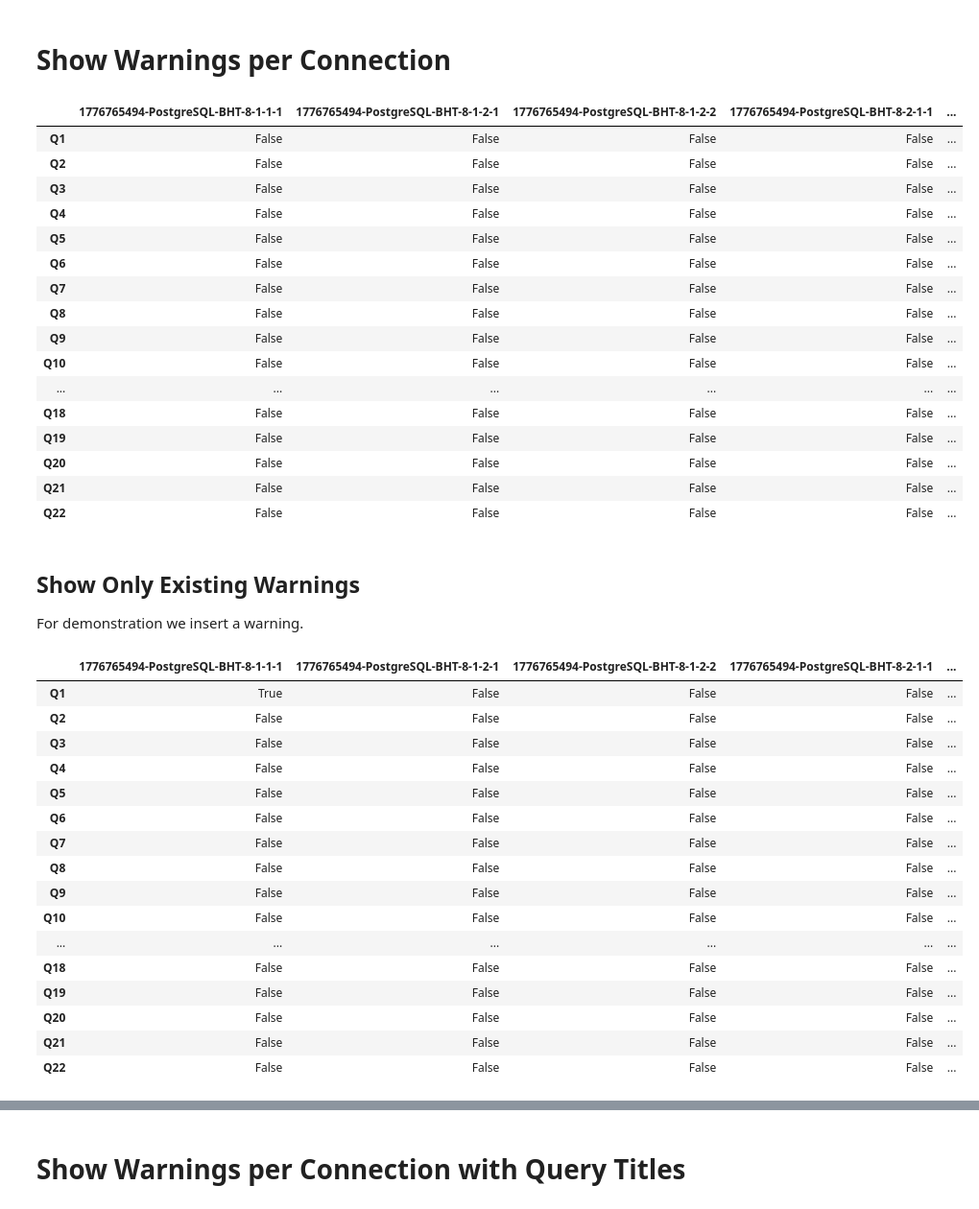
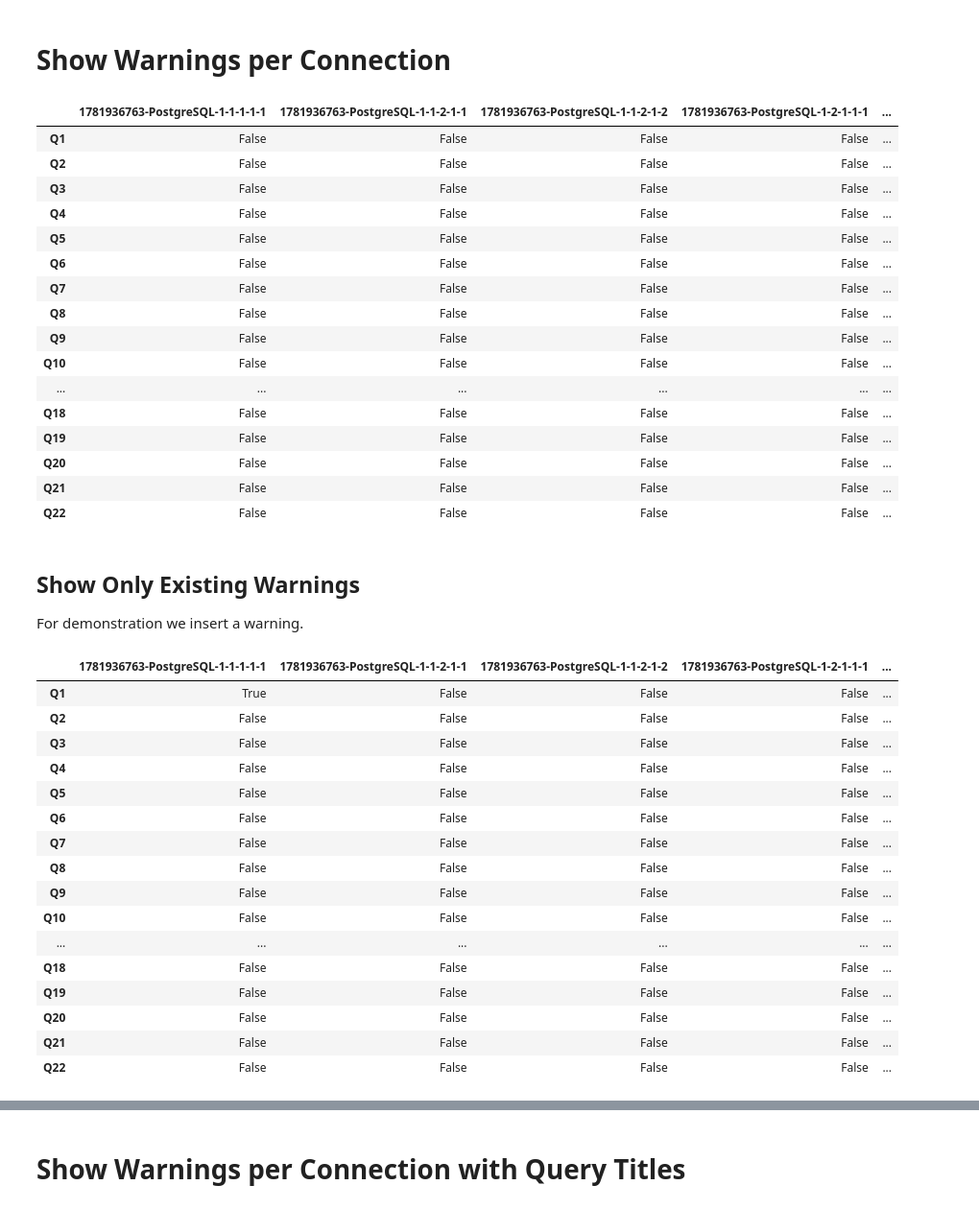
Before and after one commit to Beuth-Erdelt/Benchmark-Experiment-Host-Manager, a Jupyter notebook: notebooks/Collector-TPC-H.ipynb, the cells around one changed output, grey strips where cells are left out. Shown at 96% size. Drawn from its saved outputs; the diff is of its cells as text; code cells hidden in the pictures.

Commit message:
Validate: performance + monitoring join current format, also in notebooks

```diff
--- a/notebooks/Collector-TPC-H.ipynb
+++ b/notebooks/Collector-TPC-H.ipynb
@@ -18,15 +18,16 @@ from notebookutils import *
 # %% [markdown]
 # Collect Results
 # %%
-path = r"D:\data\benchmarks"
-#path = r"/data/benchmarks"
+#path = r"D:\data\benchmarks"
+path = r"/data/benchmarks"
 filename_prefix = "demo_"
 b_plot_save = False
 b_skip_plots = True
 # %%
 codes = [
-    "1776765494",
-    "1776766994"
+    "1781936763",
+    "1781938146",
+    "1781939856",
 ]
 
 codes
@@ -641,7 +657,7 @@ df[['phase', 'code', 'configuration', 'experiment_run', 'client', 'type_tenants'
 df = collect.get_total_warnings(query_titles=False)
 df.T
 # %% [output]
-|  | 1776765494-PostgreSQL-BHT-8-1-1-1 | 1776765494-PostgreSQL-BHT-8-1-2-1 | 1776765494-PostgreSQL-BHT-8-1-2-2 | 1776765494-PostgreSQL-BHT-8-2-1-1 | ... |
+|  | 1781936763-PostgreSQL-1-1-1-1-1 | 1781936763-PostgreSQL-1-1-2-1-1 | 1781936763-PostgreSQL-1-1-2-1-2 | 1781936763-PostgreSQL-1-2-1-1-1 | ... |
 | Q1 | False | False | False | False | ... |
 | Q2 | False | False | False | False | ... |
 | Q3 | False | False | False | False | ... |
@@ -663,10 +679,11 @@ df.T
 
 For demonstration we insert a warning.
 # %%
-df.loc['1776765494-PostgreSQL-BHT-8-1-1-1','Q1'] = True
+demo_config_name = "{code}-PostgreSQL-1-1-1-1-1".format(code=codes[0])
+df.loc[demo_config_name,'Q1'] = True
 df.T
 # %% [output]
-|  | 1776765494-PostgreSQL-BHT-8-1-1-1 | 1776765494-PostgreSQL-BHT-8-1-2-1 | 1776765494-PostgreSQL-BHT-8-1-2-2 | 1776765494-PostgreSQL-BHT-8-2-1-1 | ... |
+|  | 1781936763-PostgreSQL-1-1-1-1-1 | 1781936763-PostgreSQL-1-1-2-1-1 | 1781936763-PostgreSQL-1-1-2-1-2 | 1781936763-PostgreSQL-1-2-1-1-1 | ... |
 | Q1 | True | False | False | False | ... |
 | Q2 | False | False | False | False | ... |
 | Q3 | False | False | False | False | ... |
```
Also changed, not shown: parts of 31 cells of this notebook, 2 other files.
